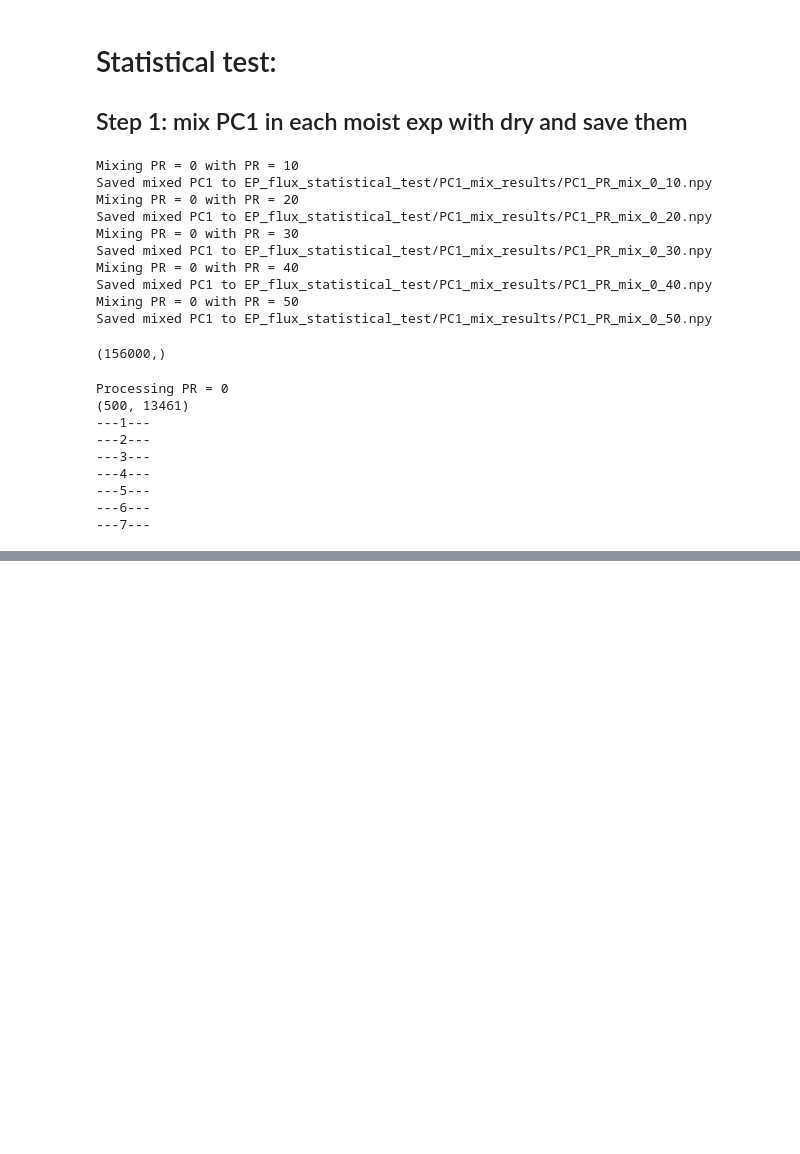
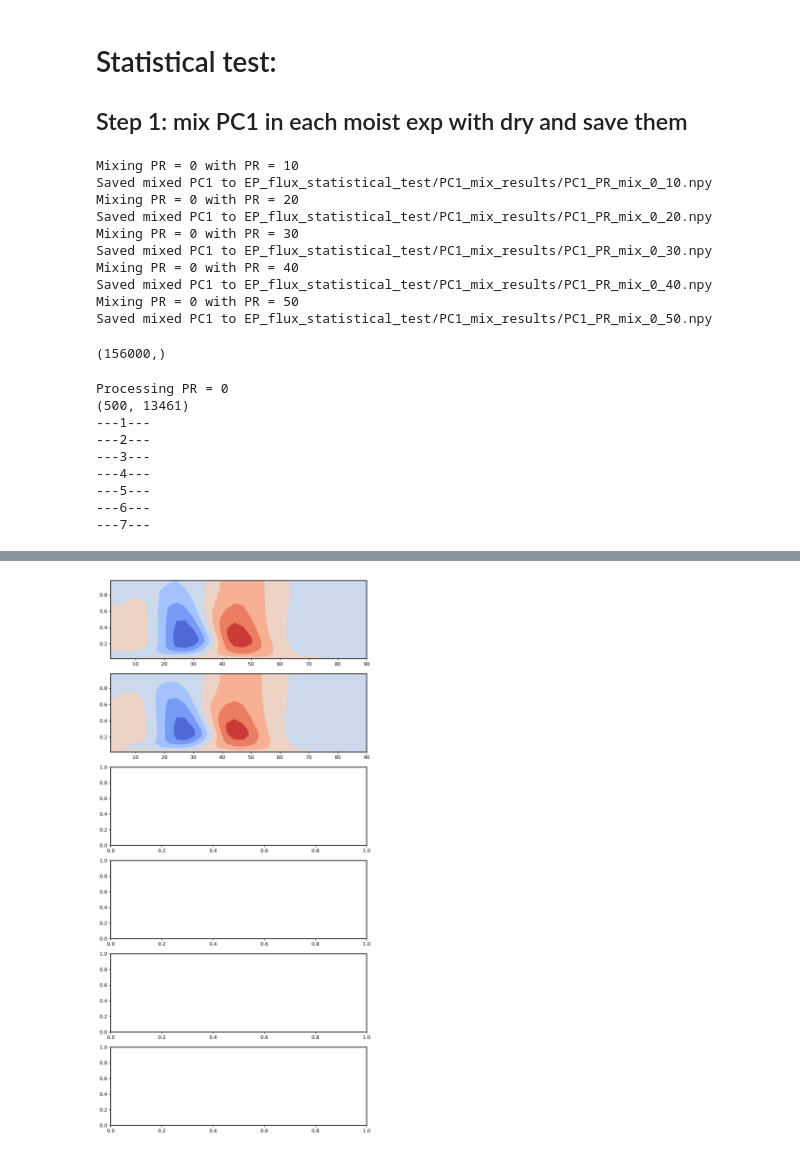
Before and after one commit to PeterChang1023/Moist_Dycore, a Jupyter notebook: IdealizeSpetral.jl/exp/HSt42/vq_new2_statistical_test.ipynb, the cells around one changed output, grey strips where cells are left out. Saved outputs shown, nothing was run; the diff lists cells and outputs as text; code cells hidden in the pictures; blank space fills up the shorter version.

Commit message:
update step 2 only for L=0.1
other exp are still running

```diff
--- a/IdealizeSpetral.jl/exp/HSt42/vq_new2_statistical_test.ipynb
+++ b/IdealizeSpetral.jl/exp/HSt42/vq_new2_statistical_test.ipynb
@@ -467,3 +467,18 @@ Processing PR = 0
 ---5---
 ---6---
 ---7---
+# %%
+# Step 2: Calculate mean EP flux for each PR and save the results
+for PR in [0,10]:
+    print(f"Calculating mean EP flux for PR = {PR}")
+
+    F_j_mean_5_20, F_k_mean_5_20 = calculate_mean_flux(PR, lags_5_20, "5_20")
+    F_j_mean_30_60, F_k_mean_30_60 = calculate_mean_flux(PR, lags_30_60, "30_60")
+
+    # Calculate the difference between the two means
+    F_j_mean_diff = F_j_mean_5_20 - F_j_mean_30_60
+    F_k_mean_diff = F_k_mean_5_20 - F_k_mean_30_60
+
+    np.save(os.path.join(ep_flux_mean_dir, f"F_j_mean_diff_PR_{PR}_500_samplings.npy"), F_j_mean_diff)
+    np.save(os.path.join(ep_flux_mean_dir, f"F_k_mean_diff_PR_{PR}_500_samplings.npy"), F_k_mean_diff)
+    print(f"Saved EP flux difference for PR = {PR}")
@@ -469,0 +490,74 @@ Processing PR = 0
+# %%
+def load_EOF(PR, save_dir):
+    EOF1 = np.load(f"{save_dir}/EOF1_PR_{PR}.npy")
+    return EOF1
+# Step 3: Plotting the difference in EP flux between lag = 5-20 day mean and lag = 30-60 day mean
+fig, axes = plt.subplots(int(len(PR_values)), 1, figsize=(8, 16), dpi=300)
+
+# load the EP flux components
+F_j_mean_diff_PR0_stat = np.load(os.path.join(ep_flux_mean_dir, f"F_j_mean_diff_PR_0_500_samplings.npy"))
+F_k_mean_diff_PR0_stat = np.load(os.path.join(ep_flux_mean_dir, f"F_k_mean_diff_PR_0_500_samplings.npy"))
+
+NH_idx = 32
+threshold = 3  # Wind speed threshold in m/s
+import matplotlib as mpl
+mpl.rcParams['axes.linewidth'] = 1.5
+
+for j, PR in enumerate([0,10]):
+    # j = j-1
+    F_j_mean_diff_stat = np.load(os.path.join(ep_flux_mean_dir, f"F_j_mean_diff_PR_{PR}_500_samplings.npy"))
+    F_k_mean_diff_stat = np.load(os.path.join(ep_flux_mean_dir, f"F_k_mean_diff_PR_{PR}_500_samplings.npy"))
+
+    # Load sigma for contour plotting
+    sigma_file = f"/data92/PeterChang/back_to_master1220/Moist_Dycore/IdealizeSpetral.jl/exp/HSt42/6hourly_uv_prime_EMF/PR{PR}/sigma/PR{PR}_500_20000day_6hourly_sigma_only_z.dat"
+    with h5py.File(sigma_file, "r") as sigma_file0:
+        sigma = np.asarray(sigma_file0["sigma"][:])
+
+    y = np.linspace(-90, 90, 64)
+    yy, zz = np.meshgrid(y, sigma)
+
+    # Plot the difference in EP flux
+    ax = axes[j]
+    EOF1_PRs = load_EOF(PR, "PC1_results")
+    ax.contourf(yy[:,32:], zz[:,32:], -EOF1_PRs, cmap='coolwarm')
+    F_j_diff_final_stat = (F_j_mean_diff_stat[:, :, NH_idx::] - F_j_mean_diff_PR0_stat[:, :, NH_idx::])
+    F_k_diff_final_stat = (F_k_mean_diff_stat[:, :, NH_idx::] - F_k_mean_diff_PR0_stat[:, :, NH_idx::])
+
+    # # Calculate wind speeds and create a mask for speeds below the threshold
+    # wind_speed = np.sqrt(F_j_diff_final**2 + F_k_diff_final**2)
+    # mask = (wind_speed >= threshold) | (wind_speed <= -threshold)
+
+    # # Apply the mask to filter out low-speed arrows
+    # F_j_diff_final = np.where(mask, F_j_diff_final, np.nan)
+    # F_k_diff_final = np.where(mask, F_k_diff_final, np.nan)
+
+
+
+    # wind_plt = ax.quiver(yy[::2, NH_idx::2], zz[::2, NH_idx::2], F_j_diff_final[::2, ::2], F_k_diff_final[::2, ::2],
+    #           color="black", scale_units='xy', angles='xy', width=4e-3, scale=2)
+    # # ax.quiver(yy[::2, ::2], zz[::2, ::2], -(F_j_mean_diff[::2, ::2]), -(F_k_mean_diff[::2, ::2]),
+    #           # color="black", scale_units='xy', angles='xy', width=4e-3, scale=2)
+
+    # ax.quiverkey(wind_plt,0.94,1.05,10,r'5 $m^2/s^2$',labelpos='N', labelsep =0.05, color='black')
+
+    # ax.set_ylim([1, 0])
+    # ax.set_xlim([10,70])
+    # # ax.set_title(f"L = {PR * 0.01}: " + "EOF([$\overline{u}$]) anomaly between L = Dry in EP Flux [$m^2/s^2$]", fontsize=13, loc="left")
+    # if PR == 10:
+    #     ax.set_title(f"c) L = {PR * 0.01} \n" + "Shading: EOF1, Vector: EP flux anomaly to Dry experiment", fontsize=15, loc="left")
+    # else:
+    #     ax.set_title(f"L = {PR * 0.01} \n" + "Shading: EOF1, Vector: EP flux anomaly to Dry experiment", fontsize=15, loc="left")
+    # ax.set_xlabel("Latitude[$\degree$]", fontsize=12)
+    # ax.set_ylabel("Sigma", fontsize=12)
+    # ax.tick_params(axis='x', labelsize=12)
+    # ax.tick_params(axis='y', labelsize=12)
+    # ax.tick_params(direction='out', length=6)
+    np.save(os.path.join("EP_flux_statistical_test/statistical_result", f"F_j_diff_PR_{PR}_final_500_samplings.npy"), F_j_diff_final_stat)
+    np.save(os.path.join("EP_flux_statistical_test/statistical_result", f"F_k_diff_PR_{PR}_final_500_samplings.npy"), F_k_diff_final_stat)
+
+plt.tight_layout()
+# plt.suptitle("EP Flux Anomaly Between Lag Ranges Fig.4-1", fontsize=18, y=1.02)
+# plt.savefig("113-1Seminar_fig/visualize/EPflux/anamoly.png", bbox_inches='tight', dpi=300.)
+plt.show()
+# %% [output]
+[figure, added]
```
Also changed, not shown: parts of 12 cells of this notebook.
